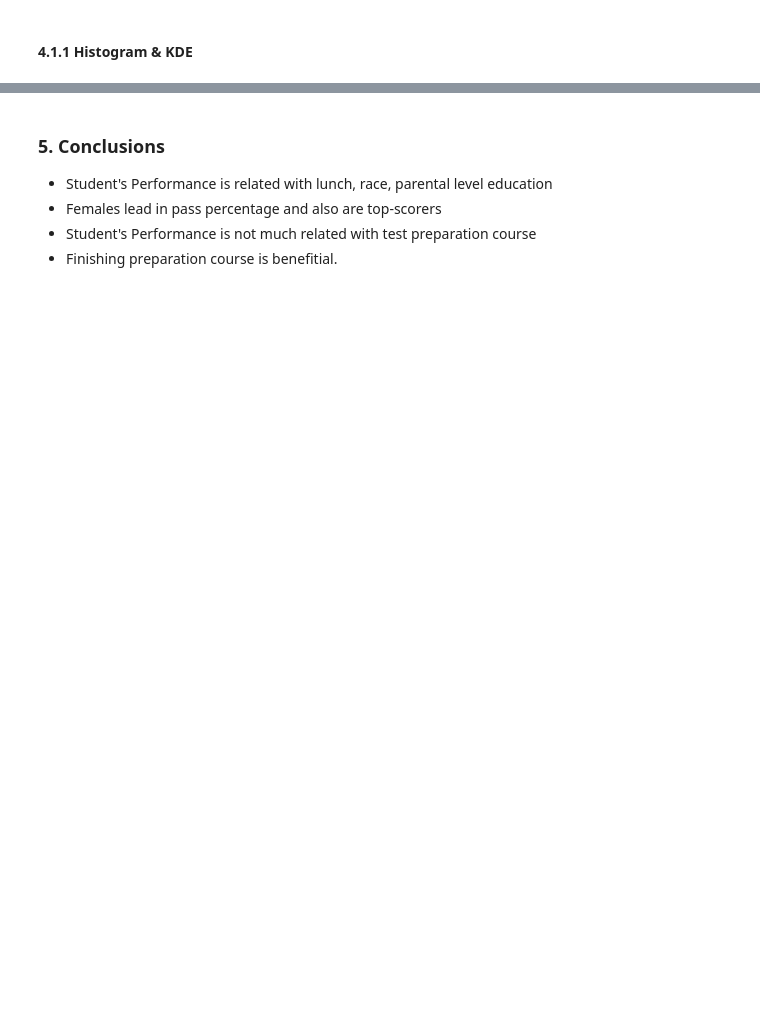
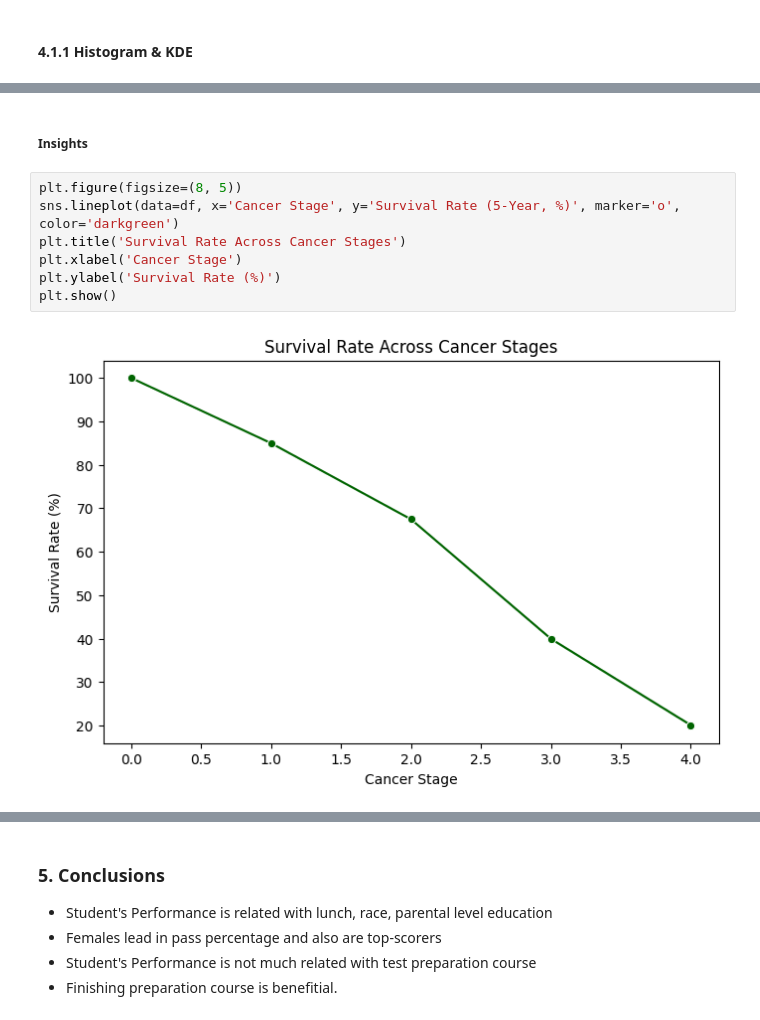
Before and after one commit to Asish2107/ML_PROJECT, a Jupyter notebook: notebook/1 . EDA Oral cancer prediction .ipynb, the cells around one changed output, grey strips where cells are left out. Cells and saved outputs as stored; diff of their text form; blank space fills up the shorter version.

```diff
--- a/notebook/1 . EDA Oral cancer prediction .ipynb
+++ b/notebook/1 . EDA Oral cancer prediction .ipynb
@@ -633,0 +325,11 @@ plt.show()
+# %% [markdown]
+#####  Insights
+# %%
+plt.figure(figsize=(8, 5))
+sns.lineplot(data=df, x='Cancer Stage', y='Survival Rate (5-Year, %)', marker='o', color='darkgreen')
+plt.title('Survival Rate Across Cancer Stages')
+plt.xlabel('Cancer Stage')
+plt.ylabel('Survival Rate (%)')
+plt.show()
+# %% [output]
+[figure, added]
```
Also changed, not shown: parts of 62 cells of this notebook.
